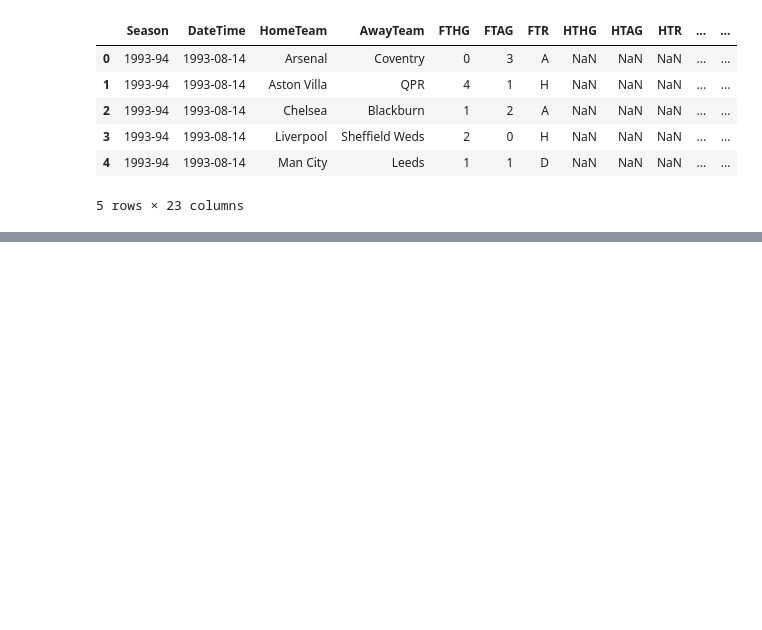
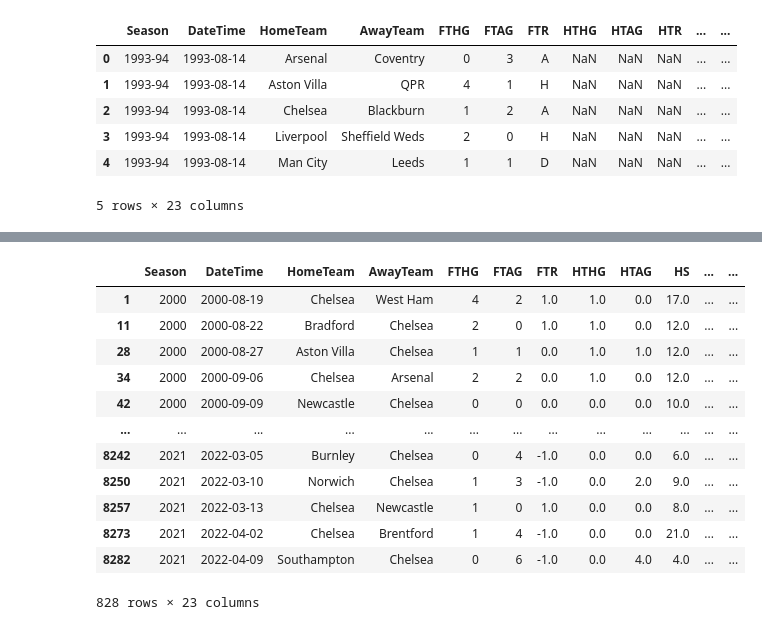
Before and after one commit to Ababtin/Premier-League-matches-predictions, a Jupyter notebook: notebooks/notebook.ipynb, the cells around one changed output, grey strips where cells are left out. Drawn from its saved outputs; the diff is of its cells as text; code cells hidden in the pictures; blank space fills up the shorter version.

```diff
--- a/notebooks/notebook.ipynb
+++ b/notebooks/notebook.ipynb
@@ -430,0 +354,16 @@ df.tail()
+# %%
+df[(df['HomeTeam']=='Chelsea') | (df['AwayTeam']=='Chelsea')]
+# %% [output]
+|  | Season | DateTime | HomeTeam | AwayTeam | FTHG | FTAG | FTR | HTHG | HTAG | HS | ... | ... |
+| 1 | 2000 | 2000-08-19 | Chelsea | West Ham | 4 | 2 | 1.0 | 1.0 | 0.0 | 17.0 | ... | ... |
+| 11 | 2000 | 2000-08-22 | Bradford | Chelsea | 2 | 0 | 1.0 | 1.0 | 0.0 | 12.0 | ... | ... |
+| 28 | 2000 | 2000-08-27 | Aston Villa | Chelsea | 1 | 1 | 0.0 | 1.0 | 1.0 | 12.0 | ... | ... |
+| 34 | 2000 | 2000-09-06 | Chelsea | Arsenal | 2 | 2 | 0.0 | 1.0 | 0.0 | 12.0 | ... | ... |
+| 42 | 2000 | 2000-09-09 | Newcastle | Chelsea | 0 | 0 | 0.0 | 0.0 | 0.0 | 10.0 | ... | ... |
+| ... | ... | ... | ... | ... | ... | ... | ... | ... | ... | ... | ... | ... |
+| 8242 | 2021 | 2022-03-05 | Burnley | Chelsea | 0 | 4 | -1.0 | 0.0 | 0.0 | 6.0 | ... | ... |
+| 8250 | 2021 | 2022-03-10 | Norwich | Chelsea | 1 | 3 | -1.0 | 0.0 | 2.0 | 9.0 | ... | ... |
+| 8257 | 2021 | 2022-03-13 | Chelsea | Newcastle | 1 | 0 | 1.0 | 0.0 | 0.0 | 8.0 | ... | ... |
+| 8273 | 2021 | 2022-04-02 | Chelsea | Brentford | 1 | 4 | -1.0 | 0.0 | 0.0 | 21.0 | ... | ... |
+| 8282 | 2021 | 2022-04-09 | Southampton | Chelsea | 0 | 6 | -1.0 | 0.0 | 4.0 | 4.0 | ... | ... |
+828 rows × 23 columns
```
Also changed, not shown: parts of 23 cells of this notebook.
